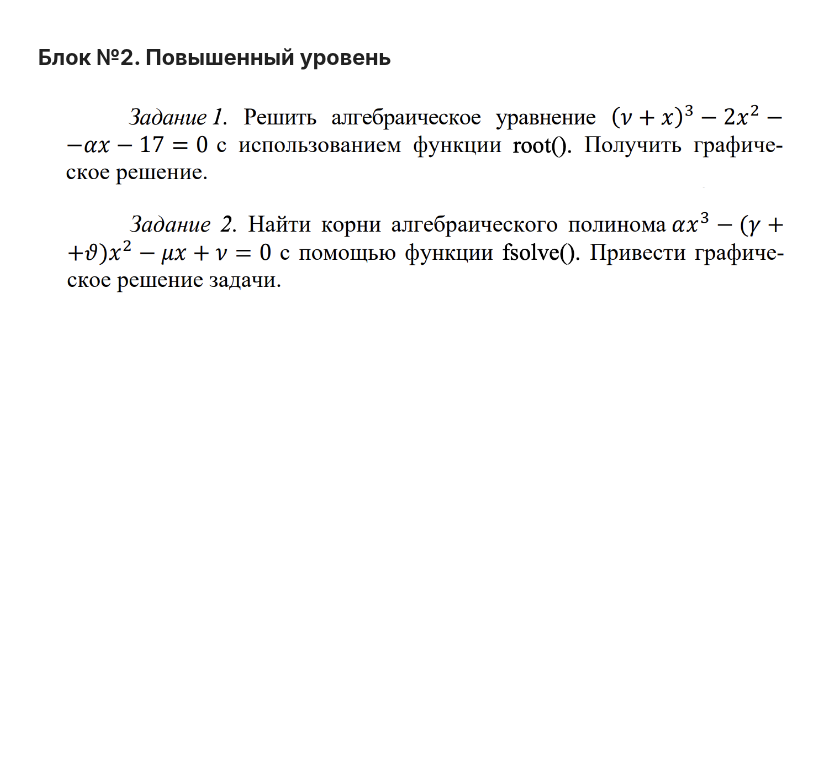
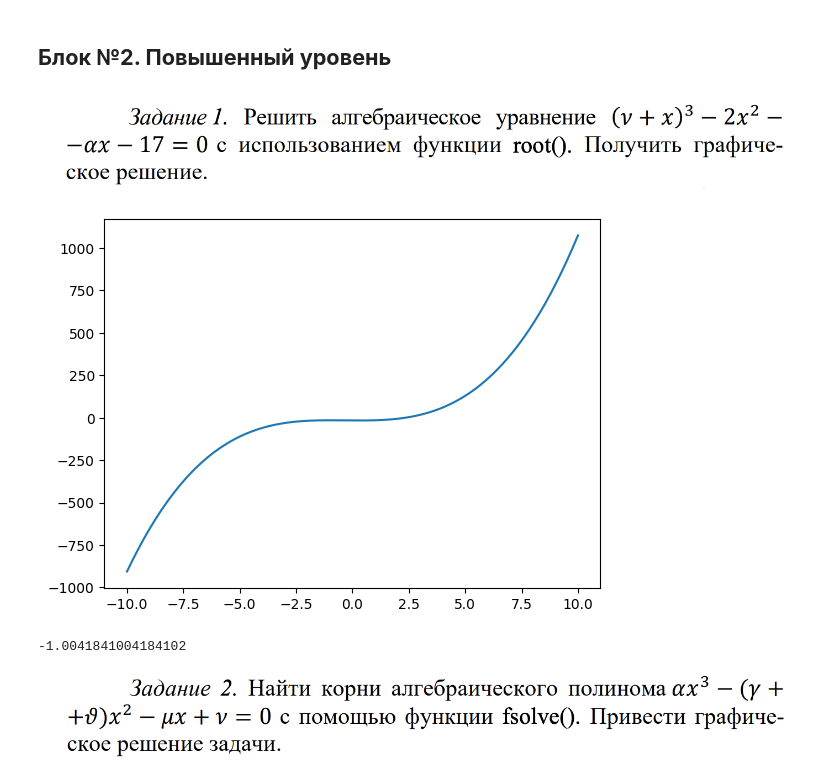
Before and after one commit to ArtemDubov/Sistemi_compyuternoy_matematiki, a Jupyter notebook: 4. Библиотека SciPy/Практическая_работа_№4_Библиотека_SciPy_Часть_№1.ipynb, the cells around one changed output. Cells and saved outputs as stored; diff of their text form; code cells hidden in the pictures; blank space fills up the shorter version.

```diff
--- a/4. Библиотека SciPy/Практическая_работа_№4_Библиотека_SciPy_Часть_№1.ipynb
+++ b/4. Библиотека SciPy/Практическая_работа_№4_Библиотека_SciPy_Часть_№1.ipynb
@@ -43,4 +96,13 @@
 # %% [markdown]
 ## **Блок №2. Повышенный уровень**
+# %%
+# Параметры к блоку
+nu = 1.0      # ν
+mu = 2.0      # μ
+gamma = 3.0   # γ
+alpha = 4.0   # α
+beta = 5.0    # β
+theta = 6.0   # θ
+upsilon = 7.0 # υ
 # %% [markdown]
 ![image.png](embedded-picture-1)
@@ -49,2 +109,13 @@
+# %%
+# Ваш код
+eq = lambda x: (nu + x)**3 - 2*x**2 - alpha*x - 17
+x_vals = np.linspace(-10,10,500)
+plt.plot(x_vals, eq(x_vals))
+plt.show()
+sol = optimize.root(eq, 0)
+print(sol.x[0])
+# %% [output]
+[figure, added]
+-1.0041841004184102
 # %% [markdown]
 ![image.png](embedded-picture-1)
```
Also changed, not shown: parts of 30 cells of this notebook.
